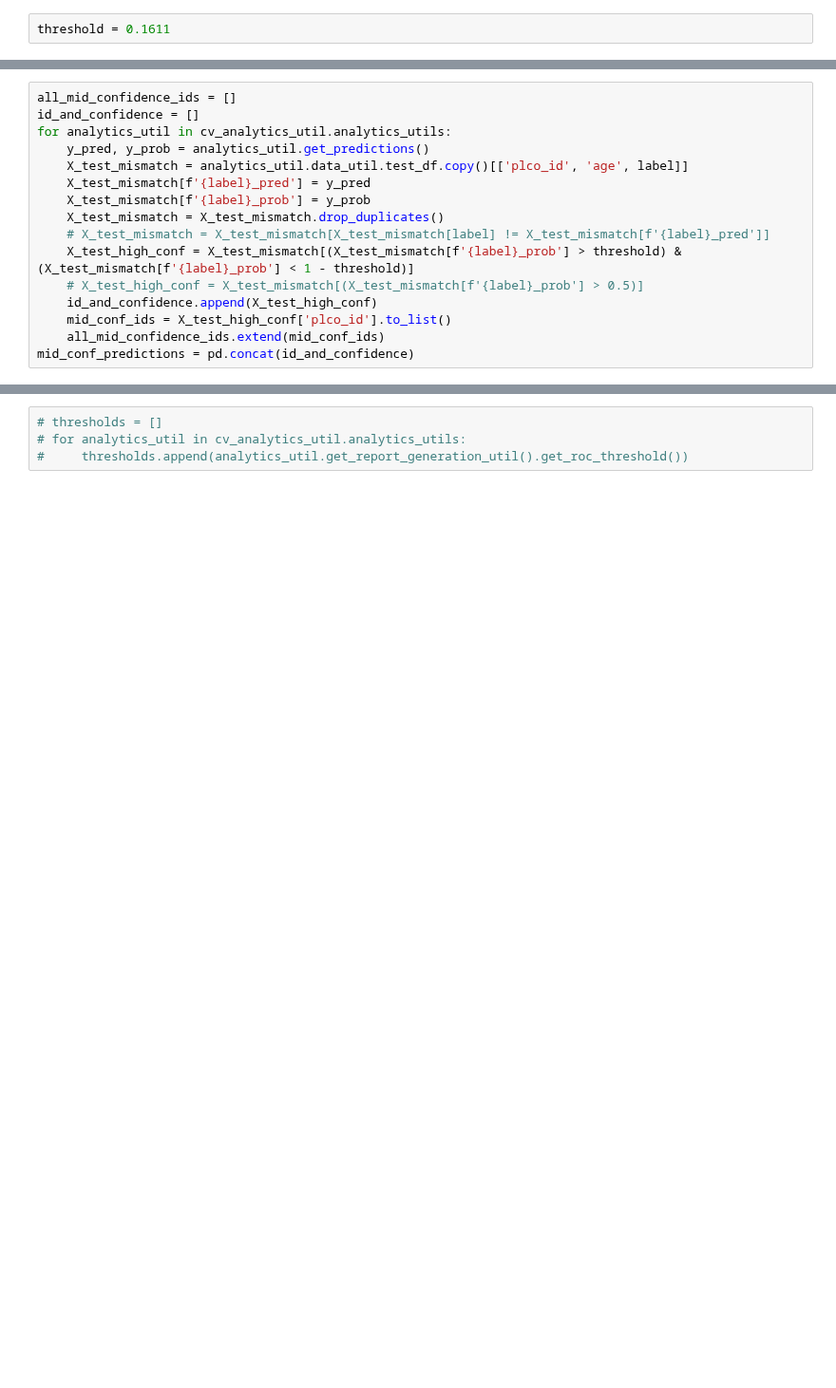
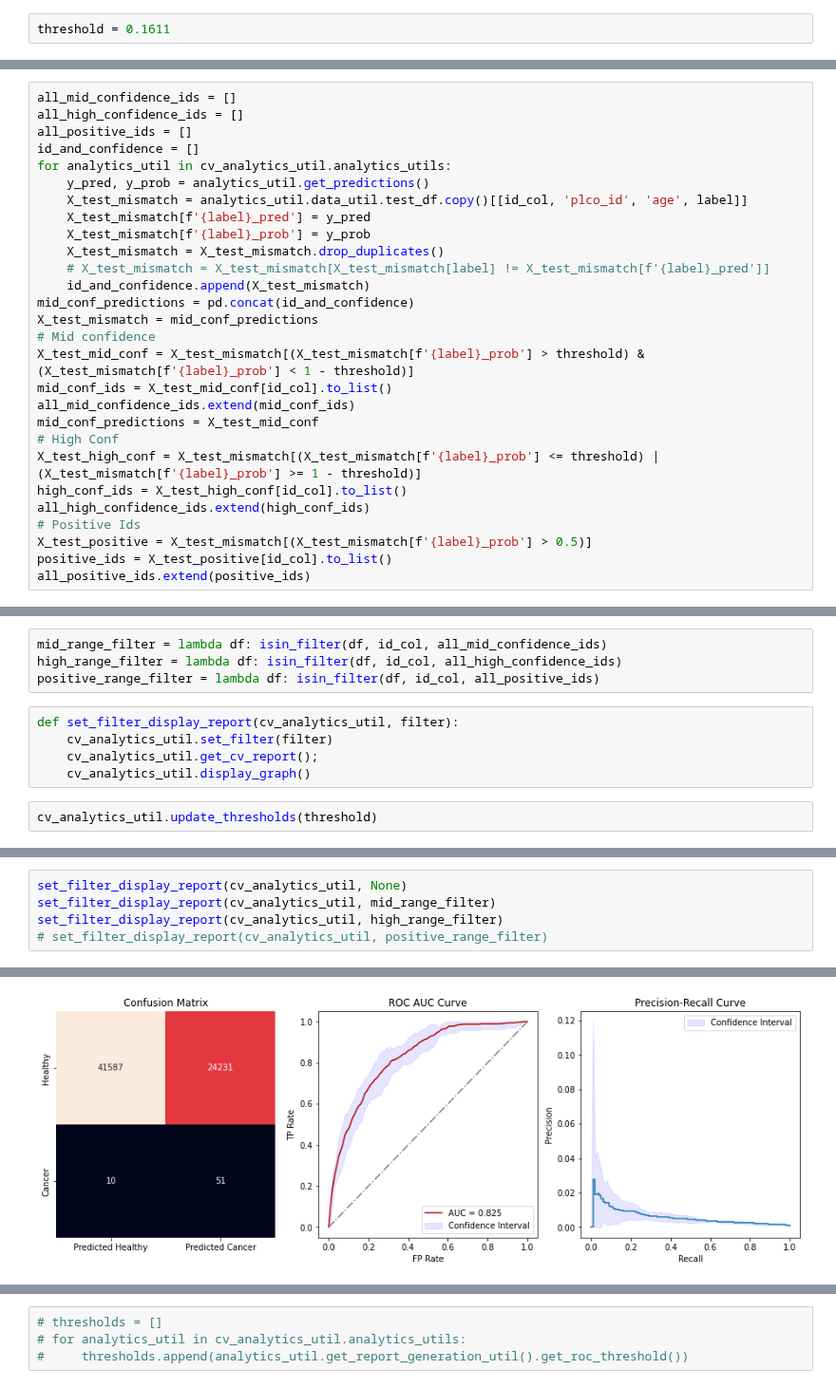
Before and after one commit to fedorenkood/ovarian_cancer_models, a Jupyter notebook: running_tests_medium_confidence.ipynb, the cells around one changed output, grey strips where cells are left out. Shown at 95% size. Drawn from its saved outputs; the diff is of its cells as text; blank space fills up the shorter version.

```diff
--- a/running_tests_medium_confidence.ipynb
+++ b/running_tests_medium_confidence.ipynb
@@ -111,16 +88,28 @@ threshold = 0.1611
 # %%
 all_mid_confidence_ids = []
+all_high_confidence_ids = []
+all_positive_ids = []
 id_and_confidence = []
 for analytics_util in cv_analytics_util.analytics_utils:
     y_pred, y_prob = analytics_util.get_predictions()
-    X_test_mismatch = analytics_util.data_util.test_df.copy()[['plco_id', 'age', label]]
+    X_test_mismatch = analytics_util.data_util.test_df.copy()[[id_col, 'plco_id', 'age', label]]
     X_test_mismatch[f'{label}_pred'] = y_pred
     X_test_mismatch[f'{label}_prob'] = y_prob
     X_test_mismatch = X_test_mismatch.drop_duplicates()
     # X_test_mismatch = X_test_mismatch[X_test_mismatch[label] != X_test_mismatch[f'{label}_pred']]
-    X_test_high_conf = X_test_mismatch[(X_test_mismatch[f'{label}_prob'] > threshold) & (X_test_mismatch[f'{label}_prob'] < 1 - threshold)]
-    # X_test_high_conf = X_test_mismatch[(X_test_mismatch[f'{label}_prob'] > 0.5)]
-    id_and_confidence.append(X_test_high_conf)
-    mid_conf_ids = X_test_high_conf['plco_id'].to_list()
-    all_mid_confidence_ids.extend(mid_conf_ids)
+    id_and_confidence.append(X_test_mismatch)
 mid_conf_predictions = pd.concat(id_and_confidence)
+X_test_mismatch = mid_conf_predictions
+# Mid confidence
+X_test_mid_conf = X_test_mismatch[(X_test_mismatch[f'{label}_prob'] > threshold) & (X_test_mismatch[f'{label}_prob'] < 1 - threshold)]
+mid_conf_ids = X_test_mid_conf[id_col].to_list()
+all_mid_confidence_ids.extend(mid_conf_ids)
+mid_conf_predictions = X_test_mid_conf
+# High Conf
+X_test_high_conf = X_test_mismatch[(X_test_mismatch[f'{label}_prob'] <= threshold) | (X_test_mismatch[f'{label}_prob'] >= 1 - threshold)]
+high_conf_ids = X_test_high_conf[id_col].to_list()
+all_high_confidence_ids.extend(high_conf_ids)
+# Positive Ids
+X_test_positive = X_test_mismatch[(X_test_mismatch[f'{label}_prob'] > 0.5)]
+positive_ids = X_test_positive[id_col].to_list()
+all_positive_ids.extend(positive_ids)
@@ -130,0 +116,11 @@ len(all_mid_confidence_ids)
+# %%
+mid_range_filter = lambda df: isin_filter(df, id_col, all_mid_confidence_ids)
+high_range_filter = lambda df: isin_filter(df, id_col, all_high_confidence_ids)
+positive_range_filter = lambda df: isin_filter(df, id_col, all_positive_ids)
+# %%
+def set_filter_display_report(cv_analytics_util, filter):
+    cv_analytics_util.set_filter(filter)
+    cv_analytics_util.get_cv_report();
+    cv_analytics_util.display_graph()
+# %%
+cv_analytics_util.update_thresholds(threshold)
@@ -130,0 +129,6 @@ len(all_mid_confidence_ids)
+# %%
+set_filter_display_report(cv_analytics_util, None)
+set_filter_display_report(cv_analytics_util, mid_range_filter)
+set_filter_display_report(cv_analytics_util, high_range_filter)
+# set_filter_display_report(cv_analytics_util, positive_range_filter)
+# %% [output]
@@ -130,0 +147 @@ len(all_mid_confidence_ids)
+[figure, added]
```
Also changed, not shown: parts of 36 cells of this notebook, 6 other files.
